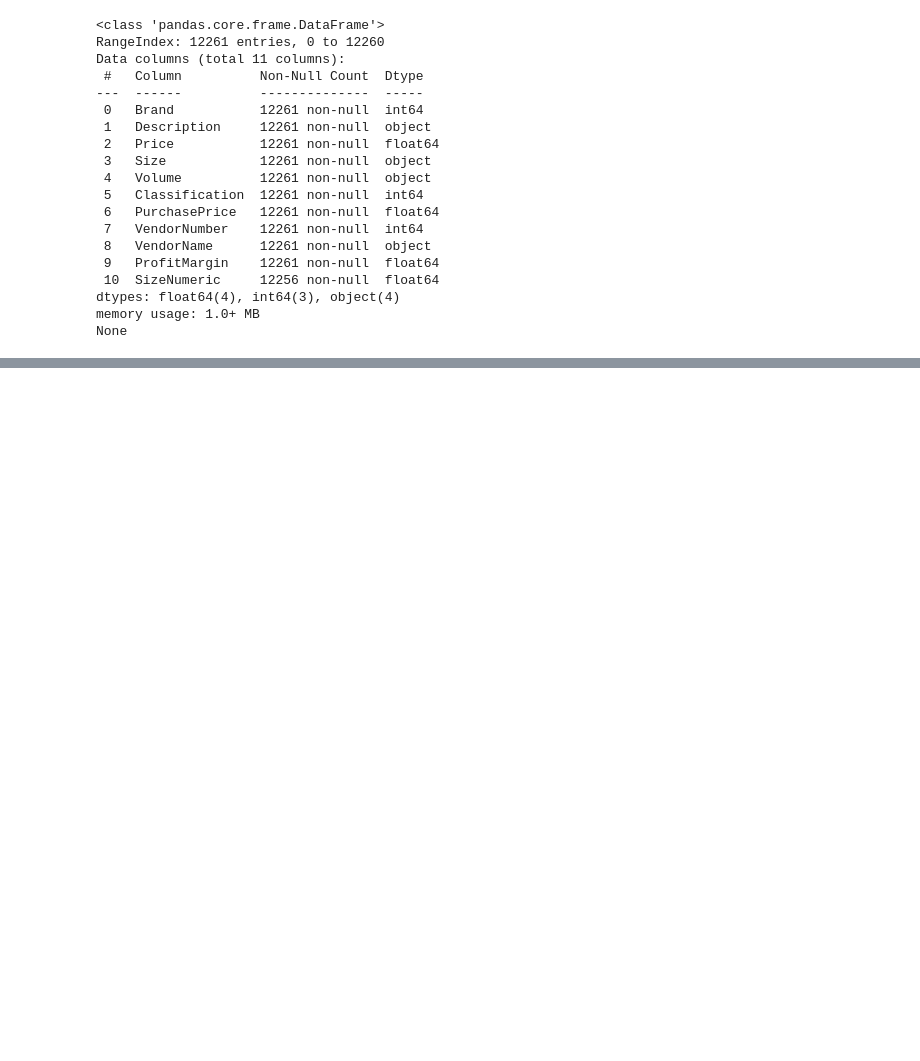
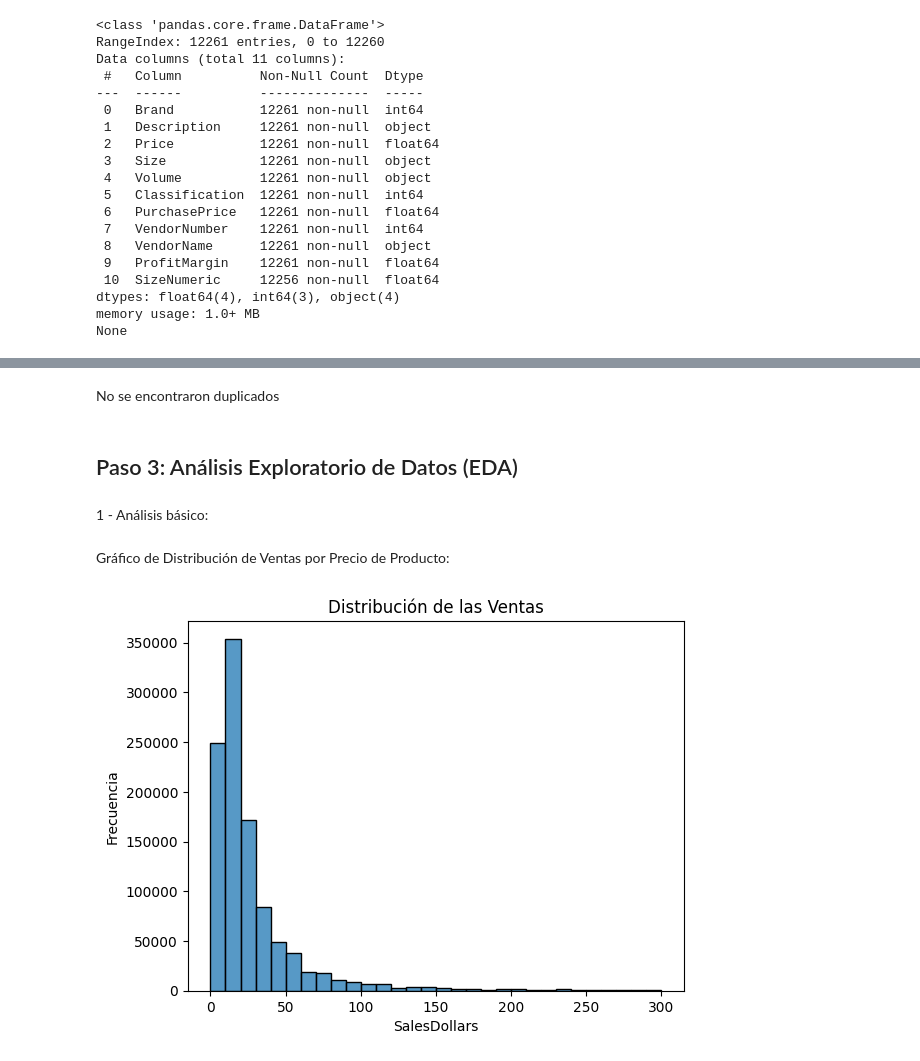
Before and after one commit to Dapt01G2-Henry/ComerLogistics, a Jupyter notebook: Sprint_1/EDA y ETL/EDA y ETL.ipynb, the cells around one changed output, grey strips where cells are left out. Drawn from its saved outputs; the diff is of its cells as text; code cells hidden in the pictures; blank space fills up the shorter version.

```diff
--- a/Sprint_1/EDA y ETL/EDA y ETL.ipynb
+++ b/Sprint_1/EDA y ETL/EDA y ETL.ipynb
@@ -201,0 +278,5 @@ None
+# %%
+import pandas as pd
+
+# Carga del archivo CSV
+df = pd.read_csv(r'C:\Users\mlope\OneDrive\Escritorio\PROYECTO FINAL\DataBase_PF\SalesFINAL12312016.csv')
@@ -201,0 +362,7 @@ None
+# %%
+df['SalesDate'] = pd.to_datetime(df['SalesDate'], format='%m/%d/%Y')
+df['SalesQuantity'] = pd.to_numeric(df['SalesQuantity'], errors='coerce')
+df['SalesDollars'] = pd.to_numeric(df['SalesDollars'], errors='coerce')
+df['SalesPrice'] = pd.to_numeric(df['SalesPrice'], errors='coerce')
+df['Volume'] = pd.to_numeric(df['Volume'], errors='coerce')
+df['ExciseTax'] = pd.to_numeric(df['ExciseTax'], errors='coerce')
@@ -201,0 +401,6 @@ None
+# %% [markdown]
+No se encontraron duplicados
+# %% [markdown]
+## Paso 3: Análisis Exploratorio de Datos (EDA)
+# %% [markdown]
+1 - Análisis básico:
@@ -201,0 +410,13 @@ None
+# %% [markdown]
+Gráfico de Distribución de Ventas por Precio de Producto:
+# %%
+import seaborn as sns
+import matplotlib.pyplot as plt
+
+sns.histplot(df['SalesDollars'], binwidth=10, binrange=(0, 300))  # Ajusta los valores según tus datos
+plt.title('Distribución de las Ventas')
+plt.xlabel('SalesDollars')
+plt.ylabel('Frecuencia')
+plt.show()
+# %% [output]
+[figure, added]
```
Also changed, not shown: parts of 40 cells of this notebook, 1 other file.
